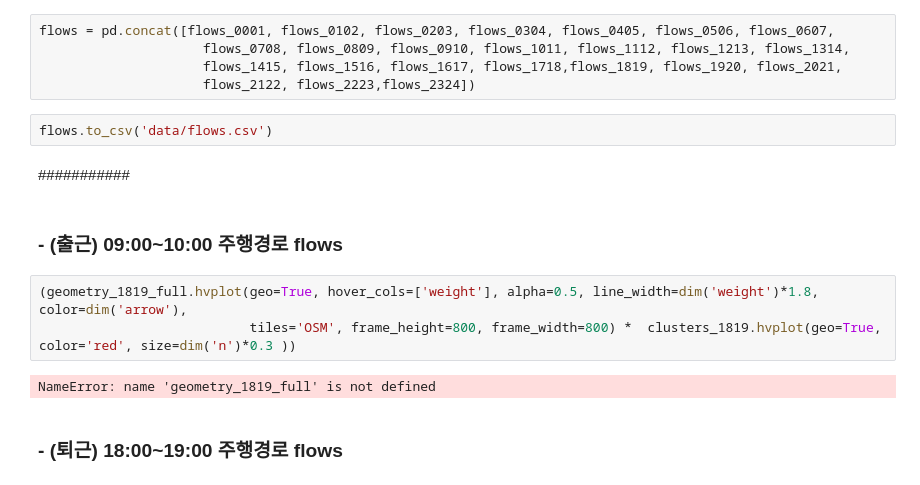
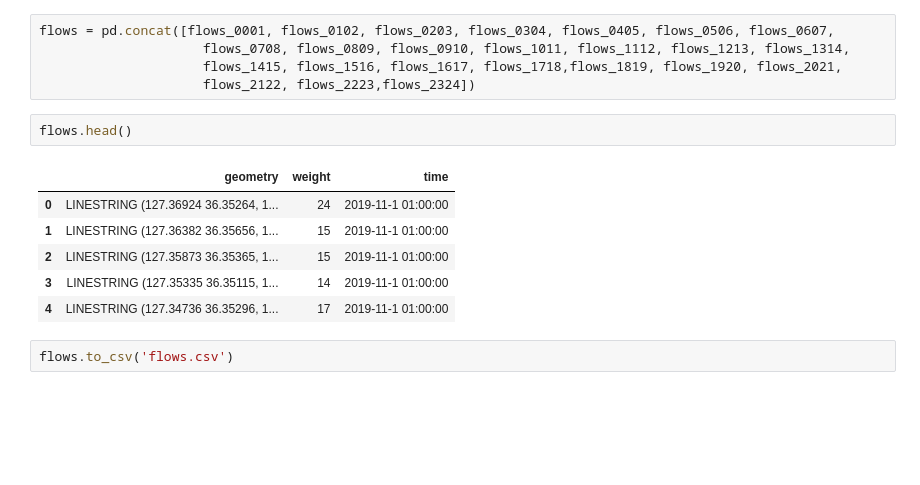
Before and after one commit to dayeong1021/etri-geo, a Jupyter notebook: dtg_try_4.ipynb, the cells around one changed output. Cells and saved outputs as stored; diff of their text form; blank space fills up the shorter version.

```diff
--- a/dtg_try_4.ipynb
+++ b/dtg_try_4.ipynb
@@ -392,16 +409,14 @@ flows = pd.concat([flows_0001, flows_0102, flows_0203, flows_0304, flows_0405, f
                      flows_0708, flows_0809, flows_0910, flows_1011, flows_1112, flows_1213, flows_1314,
                      flows_1415, flows_1516, flows_1617, flows_1718,flows_1819, flows_1920, flows_2021,
                      flows_2122, flows_2223,flows_2324])
+# %%
+flows.head()
+# %% [output]
+|  | geometry | weight | time |
+| 0 | LINESTRING (127.36924 36.35264, 1... | 24 | 2019-11-1 01:00:00 |
+| 1 | LINESTRING (127.36382 36.35656, 1... | 15 | 2019-11-1 01:00:00 |
+| 2 | LINESTRING (127.35873 36.35365, 1... | 15 | 2019-11-1 01:00:00 |
+| 3 | LINESTRING (127.35335 36.35115, 1... | 14 | 2019-11-1 01:00:00 |
+| 4 | LINESTRING (127.34736 36.35296, 1... | 17 | 2019-11-1 01:00:00 |
 # %%
-flows.to_csv('data/flows.csv')
+flows.to_csv('flows.csv')
-# %% [markdown]
-###########
-# %% [markdown]
-### - (출근) 09:00~10:00 주행경로 flows
-# %%
-(geometry_1819_full.hvplot(geo=True, hover_cols=['weight'], alpha=0.5, line_width=dim('weight')*1.8, color=dim('arrow'),
-                           tiles='OSM', frame_height=800, frame_width=800) *  clusters_1819.hvplot(geo=True, color='red', size=dim('n')*0.3 ))
-# %% [output]
-NameError: name 'geometry_1819_full' is not defined
-# %% [markdown]
-### - (퇴근) 18:00~19:00 주행경로 flows
```
Also changed, not shown: parts of 49 cells of this notebook.
